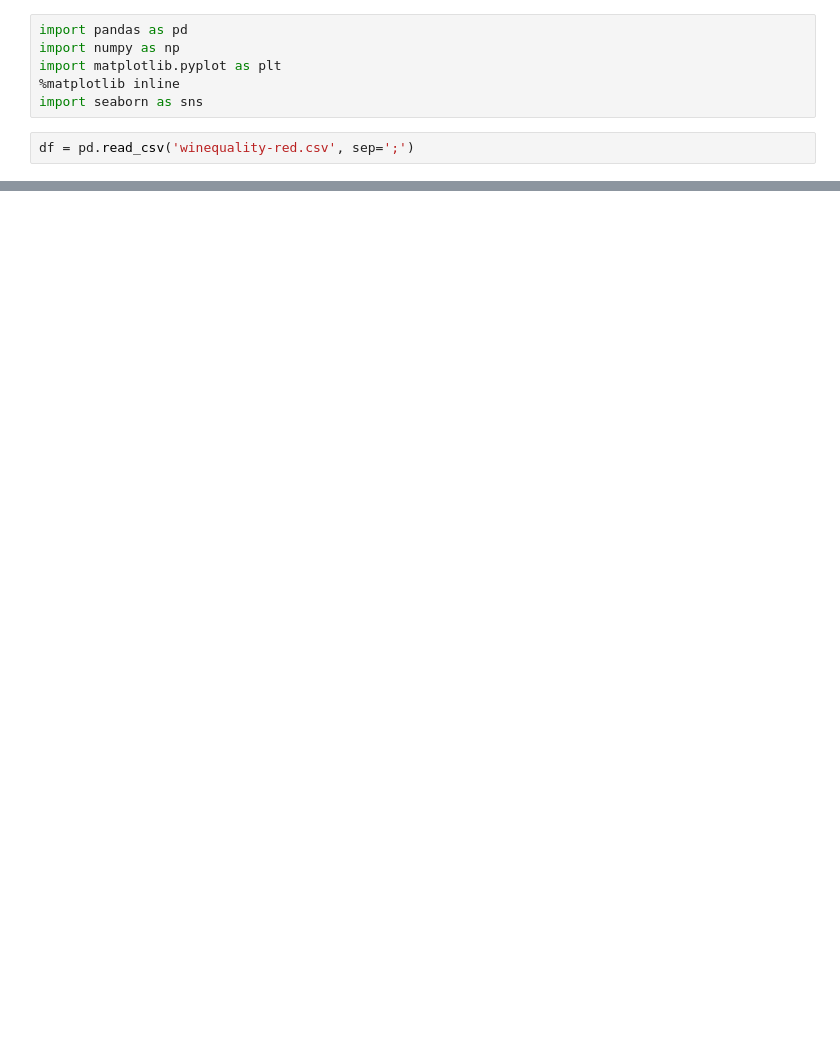
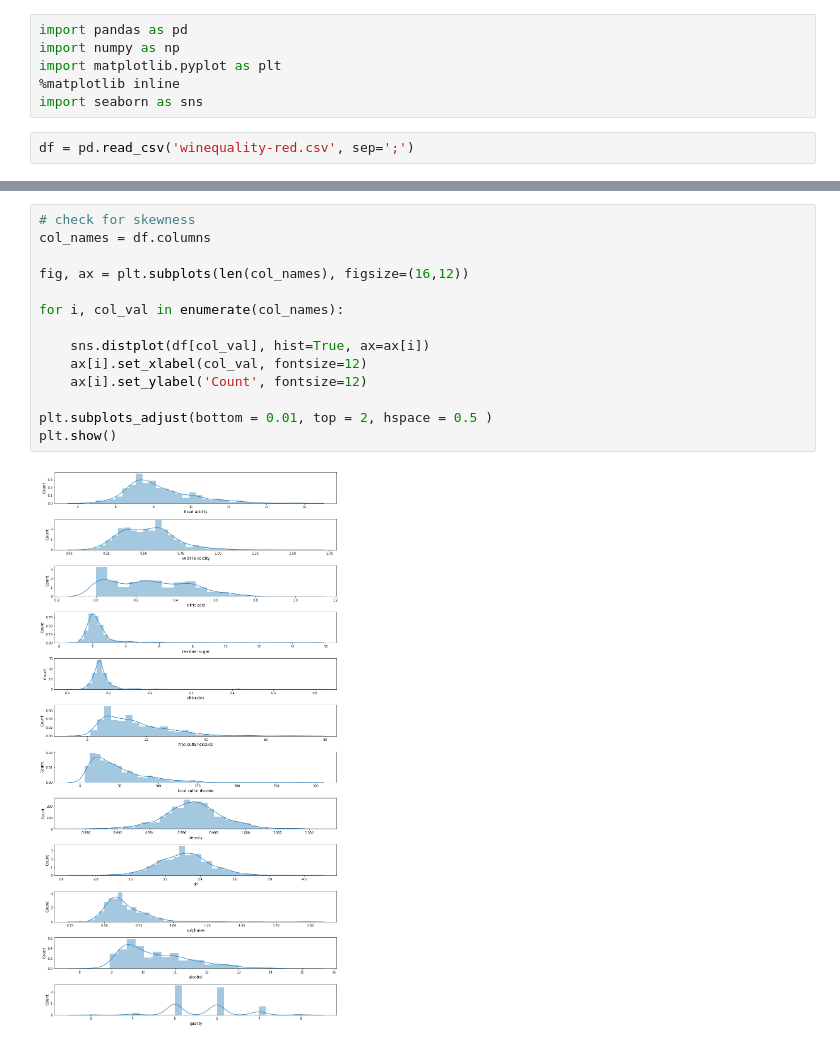
Before and after one commit to sumaanyu/Some-Regression-and-Classification-Projects, a Jupyter notebook: Project.ipynb, the cells around one changed output, grey strips where cells are left out. Cells and saved outputs as stored; diff of their text form; blank space fills up the shorter version.

```diff
--- a/Project.ipynb
+++ b/Project.ipynb
@@ -29,0 +64,16 @@ df
+# %%
+# check for skewness
+col_names = df.columns
+
+fig, ax = plt.subplots(len(col_names), figsize=(16,12))
+
+for i, col_val in enumerate(col_names):
+
+    sns.distplot(df[col_val], hist=True, ax=ax[i])
+    ax[i].set_xlabel(col_val, fontsize=12)
+    ax[i].set_ylabel('Count', fontsize=12)
+
+plt.subplots_adjust(bottom = 0.01, top = 2, hspace = 0.5 )
+plt.show()
+# %% [output]
+[figure, added]
```
Also changed, not shown: parts of 10 cells of this notebook.
